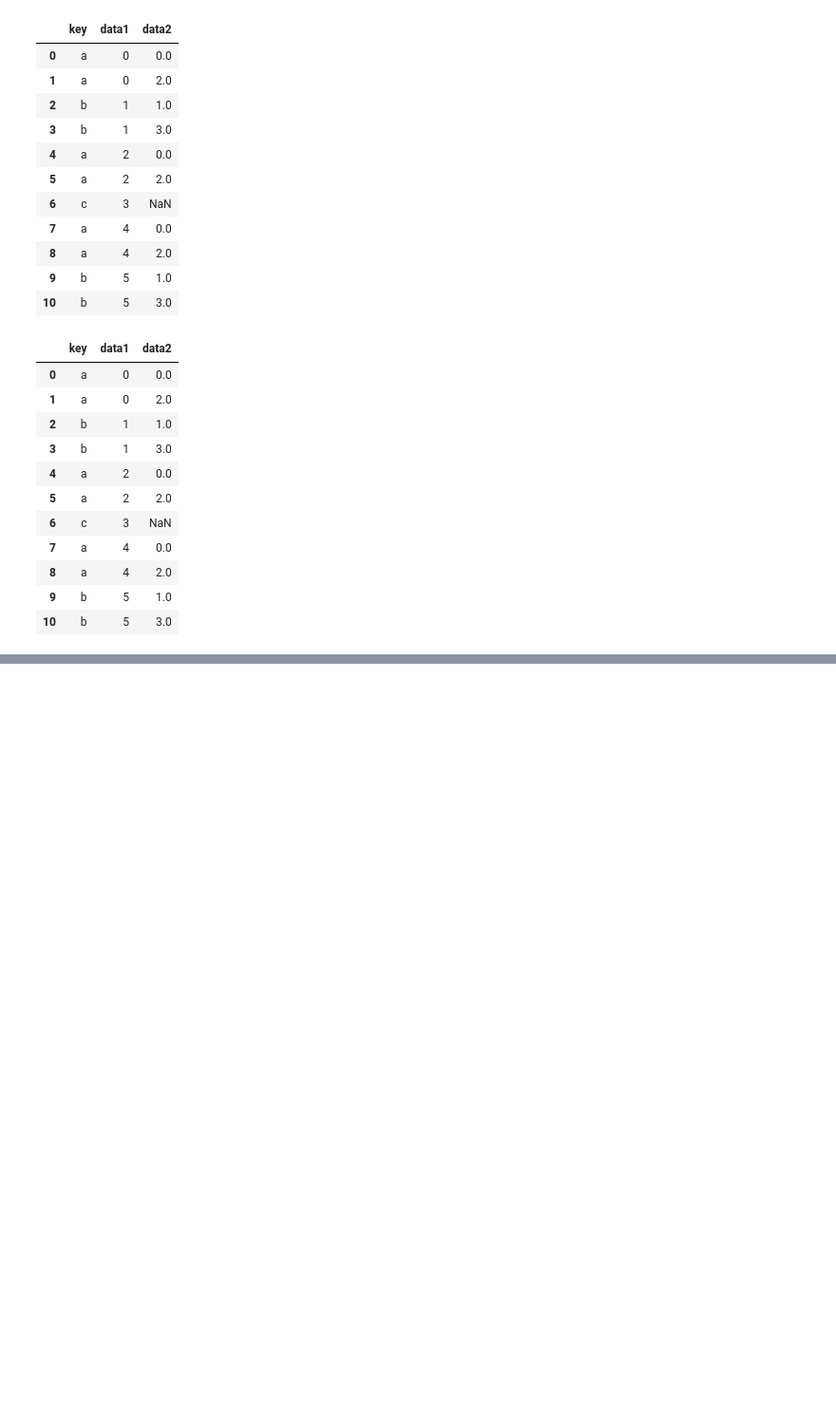
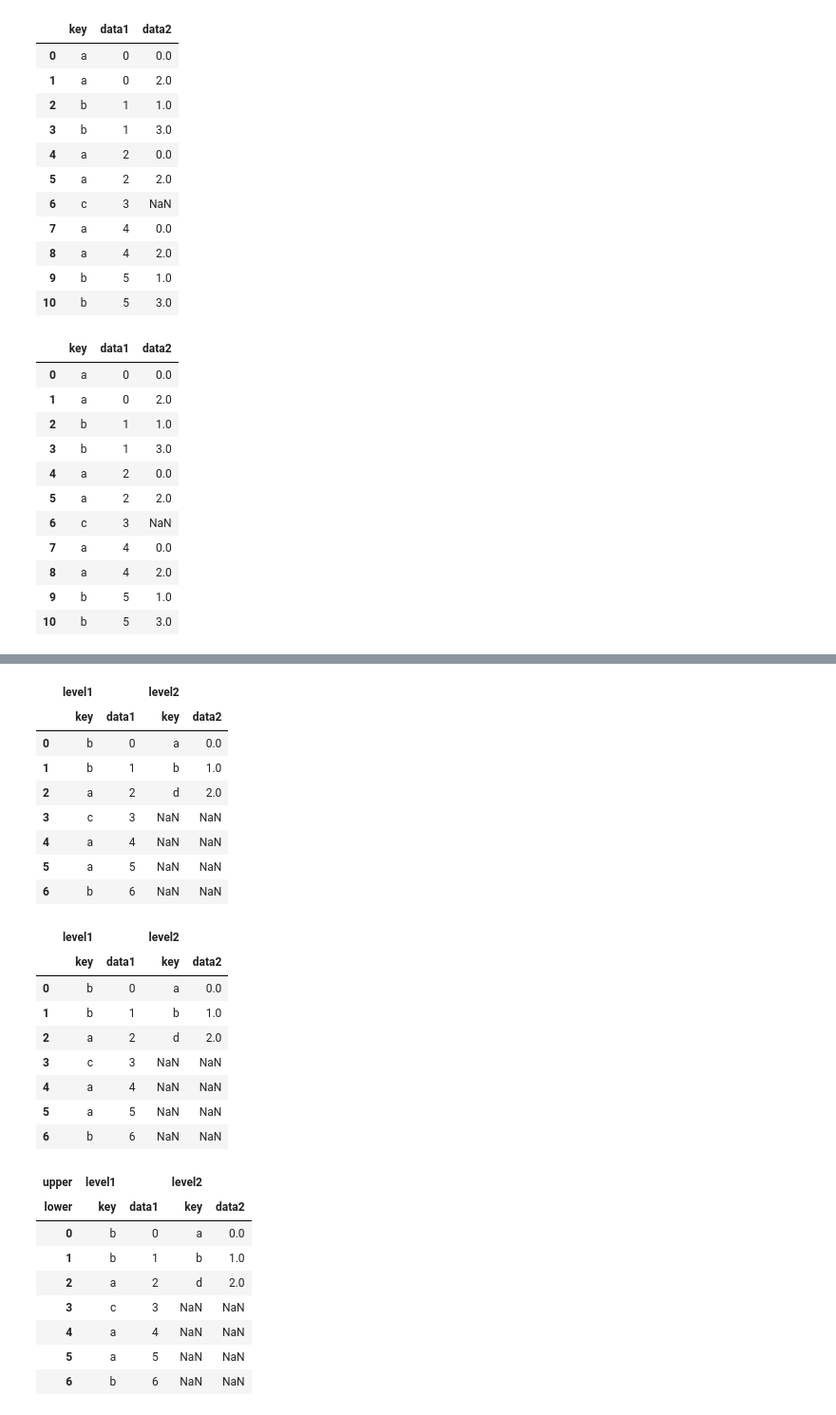
Before and after one commit to MuayThaiLegz/Py_DataAnalysis, a Jupyter notebook: PyForData_8.ipynb, the cells around one changed output, grey strips where cells are left out. Shown at 95% size. Cells and saved outputs as stored; diff of their text form; code cells hidden in the pictures; blank space fills up the shorter version.

```diff
--- a/PyForData_8.ipynb
+++ b/PyForData_8.ipynb
@@ -614,0 +727,48 @@ display(pd.merge(left2, right2, how='outer', left_index=True, right_index=True).
+# %%
+# Same logic extended to df objects
+
+data_f1 = pd.DataFrame(np.arange(6).reshape(3, 2), index=['a', 'b','c'],
+                      columns=['one', 'two'])
+
+data_f2 = pd.DataFrame(5 + np.arange(4).reshape(2,2), index=['a','c'],
+                      columns=['three', 'four'])
+
+display(pd.concat([df1, df2], axis=1, keys=['level1', 'level2']))
+
+# if you pss a dict of objects instead of a list, the dict's keys will be used for the keys
+
+display(pd.concat({'level1': df1, 'level2': df2},axis=1))
+
+# We can name the created axis levels with the names argument
+display(pd.concat([df1, df2], axis=1, keys=['level1', 'level2'],
+                 names=['upper','lower']))
+
+# concat fucntion arguments page 244| 245
+# %% [output]
+|  | level1 |  | level2 |  |
+|  | key | data1 | key | data2 |
+| 0 | b | 0 | a | 0.0 |
+| 1 | b | 1 | b | 1.0 |
+| 2 | a | 2 | d | 2.0 |
+| 3 | c | 3 | NaN | NaN |
+| 4 | a | 4 | NaN | NaN |
+| 5 | a | 5 | NaN | NaN |
+| 6 | b | 6 | NaN | NaN |
+|  | level1 |  | level2 |  |
+|  | key | data1 | key | data2 |
+| 0 | b | 0 | a | 0.0 |
+| 1 | b | 1 | b | 1.0 |
+| 2 | a | 2 | d | 2.0 |
+| 3 | c | 3 | NaN | NaN |
+| 4 | a | 4 | NaN | NaN |
+| 5 | a | 5 | NaN | NaN |
+| 6 | b | 6 | NaN | NaN |
+| upper | level1 |  | level2 |  |
+| lower | key | data1 | key | data2 |
+| 0 | b | 0 | a | 0.0 |
+| 1 | b | 1 | b | 1.0 |
+| 2 | a | 2 | d | 2.0 |
+| 3 | c | 3 | NaN | NaN |
+| 4 | a | 4 | NaN | NaN |
+| 5 | a | 5 | NaN | NaN |
+| 6 | b | 6 | NaN | NaN |
```
Also changed, not shown: parts of 6 cells of this notebook.
